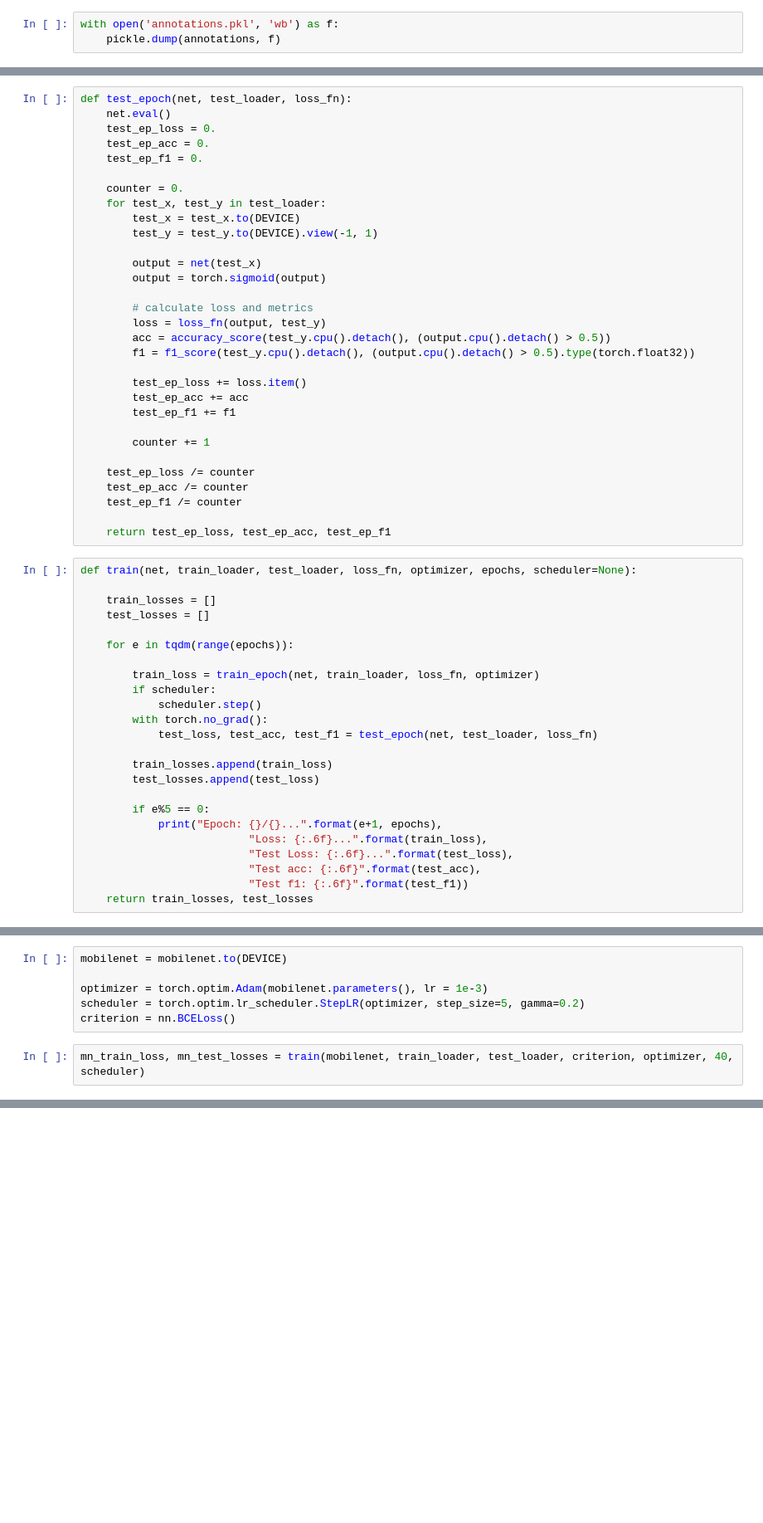
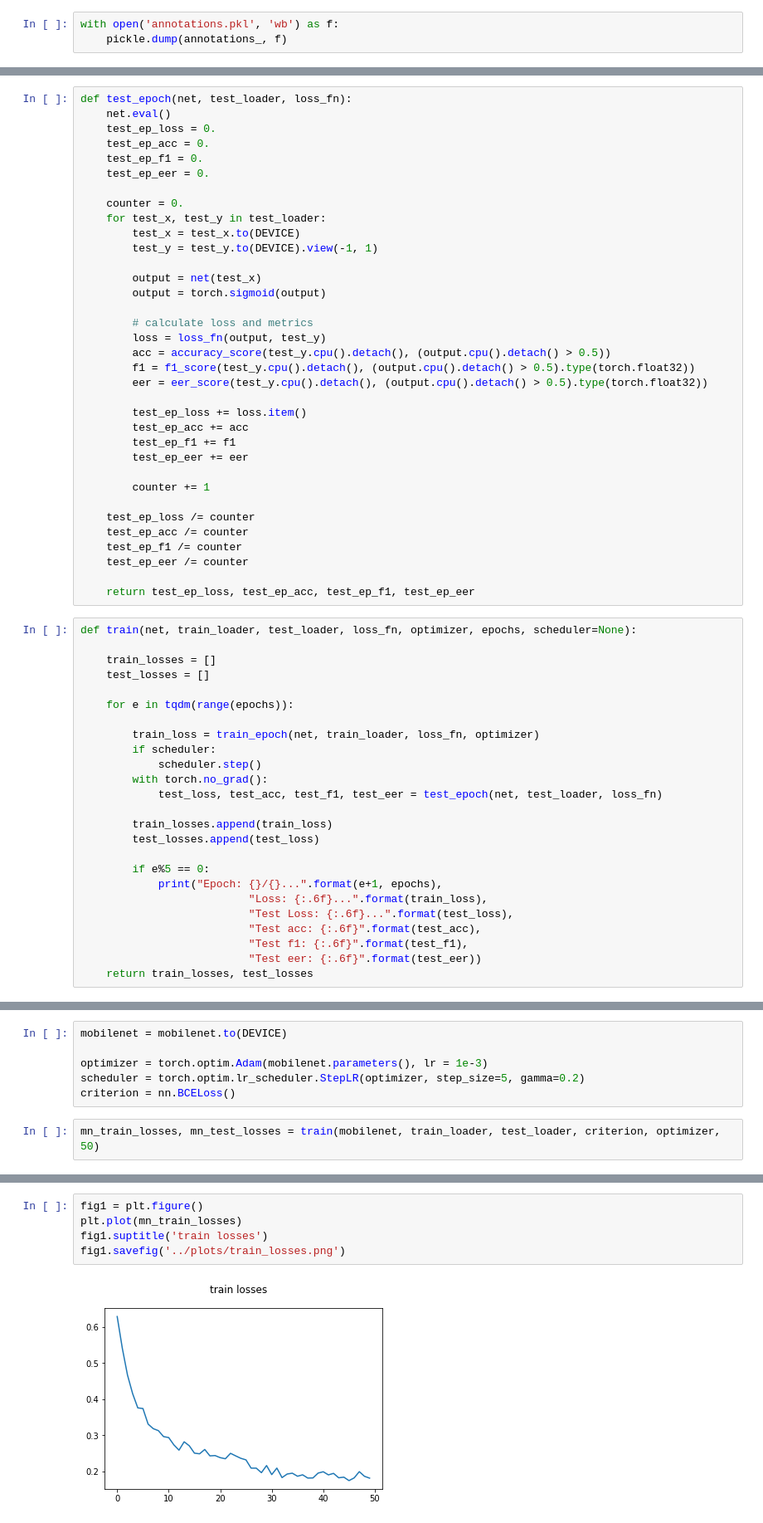
Before and after one commit to pheepa/closed-eye-classification, a Jupyter notebook: src/classification.ipynb, the cells around one changed output, grey strips where cells are left out. Shown at 83% size. Drawn from its saved outputs; the diff is of its cells as text; blank space fills up the shorter version.

```diff
--- a/src/classification.ipynb
+++ b/src/classification.ipynb
@@ -50,7 +54,7 @@ HBox(children=(Button(description='opened', style=ButtonStyle()), Button(descrip
 Annotation done.
 # %%
 with open('annotations.pkl', 'wb') as f:
-    pickle.dump(annotations, f)
+    pickle.dump(annotations_, f)
 # %%
 with open('annotations.pkl', 'rb') as f:
     annotations = pickle.load(f)
@@ -158,6 +168,7 @@ def test_epoch(net, test_loader, loss_fn):
     test_ep_loss = 0.
     test_ep_acc = 0.
     test_ep_f1 = 0.
+    test_ep_eer = 0.
 
     counter = 0.
     for test_x, test_y in test_loader:
@@ -171,18 +182,21 @@ def test_epoch(net, test_loader, loss_fn):
         loss = loss_fn(output, test_y)
         acc = accuracy_score(test_y.cpu().detach(), (output.cpu().detach() > 0.5))
         f1 = f1_score(test_y.cpu().detach(), (output.cpu().detach() > 0.5).type(torch.float32))
+        eer = eer_score(test_y.cpu().detach(), (output.cpu().detach() > 0.5).type(torch.float32))
 
         test_ep_loss += loss.item()
         test_ep_acc += acc
         test_ep_f1 += f1
+        test_ep_eer += eer
 
         counter += 1
 
     test_ep_loss /= counter
     test_ep_acc /= counter
     test_ep_f1 /= counter
+    test_ep_eer /= counter
 
-    return test_ep_loss, test_ep_acc, test_ep_f1
+    return test_ep_loss, test_ep_acc, test_ep_f1, test_ep_eer
 # %%
 def train(net, train_loader, test_loader, loss_fn, optimizer, epochs, scheduler=None):
 
@@ -195,7 +209,7 @@ def train(net, train_loader, test_loader, loss_fn, optimizer, epochs, scheduler=
         if scheduler:
             scheduler.step()
         with torch.no_grad():
-            test_loss, test_acc, test_f1 = test_epoch(net, test_loader, loss_fn)
+            test_loss, test_acc, test_f1, test_eer = test_epoch(net, test_loader, loss_fn)
 
         train_losses.append(train_loss)
         test_losses.append(test_loss)
@@ -205,7 +219,8 @@ def train(net, train_loader, test_loader, loss_fn, optimizer, epochs, scheduler=
                           "Loss: {:.6f}...".format(train_loss),
                           "Test Loss: {:.6f}...".format(test_loss),
                           "Test acc: {:.6f}".format(test_acc),
-                          "Test f1: {:.6f}".format(test_f1))
+                          "Test f1: {:.6f}".format(test_f1),
+                          "Test eer: {:.6f}".format(test_eer))
     return train_losses, test_losses
 # %% [markdown]
 # Model
@@ -229,5 +244,5 @@ optimizer = torch.optim.Adam(mobilenet.parameters(), lr = 1e-3)
 scheduler = torch.optim.lr_scheduler.StepLR(optimizer, step_size=5, gamma=0.2)
 criterion = nn.BCELoss()
 # %%
-mn_train_loss, mn_test_losses = train(mobilenet, train_loader, test_loader, criterion, optimizer, 40, scheduler)
+mn_train_losses, mn_test_losses = train(mobilenet, train_loader, test_loader, criterion, optimizer, 50)
 # %% [output]
@@ -243,0 +272,7 @@ torch.save(mobilenet.state_dict(), '../weights/weights_mn_40.pth')
+# %%
+fig1 = plt.figure()
+plt.plot(mn_train_losses)
+fig1.suptitle('train losses')
+fig1.savefig('../plots/train_losses.png')
+# %% [output]
+[figure, added]
```
Also changed, not shown: parts of 18 cells of this notebook, 15 other files.
